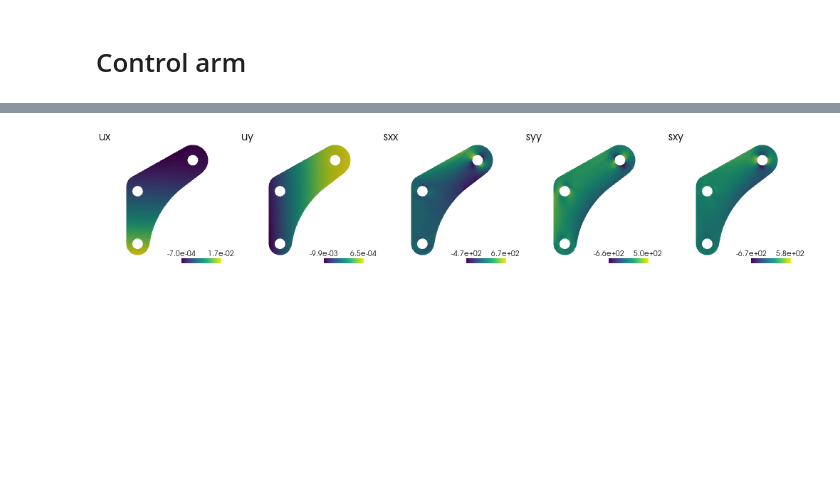
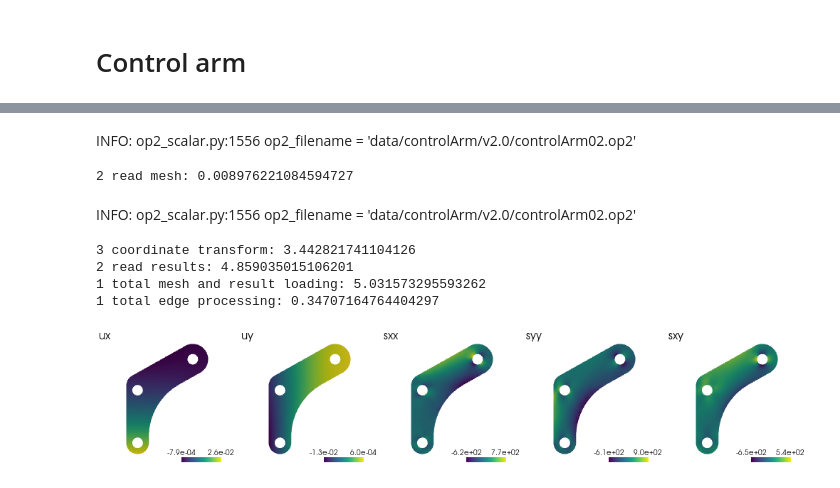
Before and after one commit to ewhalen12/pinnDSE, a Jupyter notebook: controlArm01.ipynb, the cells around one changed output, grey strips where cells are left out. Cells and saved outputs as stored; diff of their text form; code cells hidden in the pictures; blank space fills up the shorter version.

```diff
--- a/controlArm01.ipynb
+++ b/controlArm01.ipynb
@@ -13,16 +19,23 @@ from pinnDSE.bc import *
 # %%
-# # load mesh and solver results
-# op2File = 'data/controlArm/v1.0/controlArm01_nom.op2'
-# geom = MeshGeom(op2File, thickness=0.1)
-# plotScalarFields(geom.mesh, geom.resDf)
+# load mesh and solver results
+op2File = 'data/controlArm/v2.0/controlArm02.op2'
+geom = MeshGeom(op2File, thickness=1.0)
+plotScalarFields(geom.mesh, geom.resDf)
+# %% [output]
+INFO: op2_scalar.py:1556 op2_filename = 'data/controlArm/v2.0/controlArm02.op2'
+2 read mesh: 0.008976221084594727
+INFO: op2_scalar.py:1556 op2_filename = 'data/controlArm/v2.0/controlArm02.op2'
+3 coordinate transform: 3.442821741104126
+2 read results: 4.859035015106201
+1 total mesh and result loading: 5.031573295593262
+1 total edge processing: 0.34707164764404297
+[figure, added]
 # %%
-# load using the alternative format
-meshFile = 'data/controlArm/v1.0/controlArm01_nom.vtk'
-pickleFile = 'data/controlArm/v1.0/controlArm01_nom.p'
-geom = MeshGeom(meshFile=meshFile, pickleFile=pickleFile)
-plotScalarFields(geom.mesh, geom.resDf)
+# # load using the alternative format
+# meshFile = 'data/controlArm/v1.0/controlArm01_nom.vtk'
+# pickleFile = 'data/controlArm/v1.0/controlArm01_nom.p'
+# geom = MeshGeom(meshFile=meshFile, pickleFile=pickleFile)
+# plotScalarFields(geom.mesh, geom.resDf)
-# %% [output]
-[figure, removed]
 # %%
 drawBoundaries(geom.bndDict)
 # %% [output]
```
Also changed, not shown: parts of 13 cells of this notebook, 26 other files.
